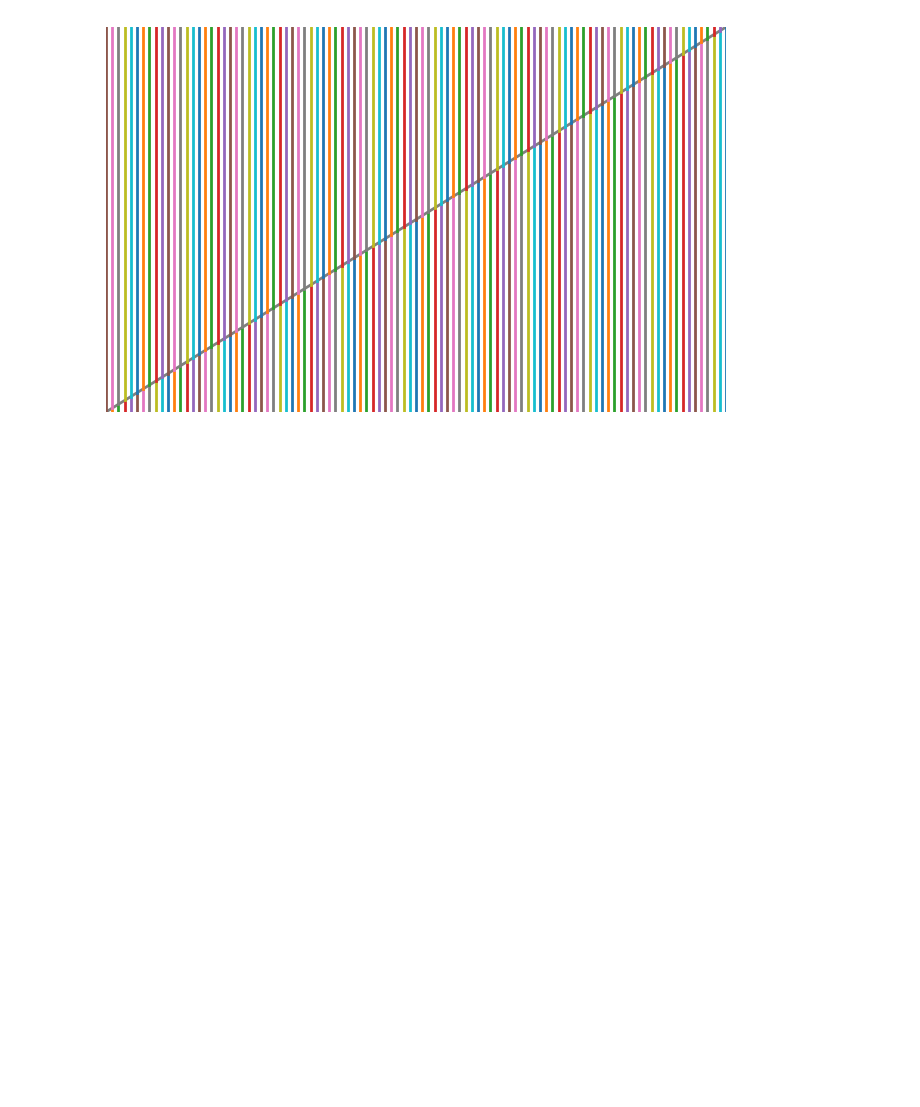
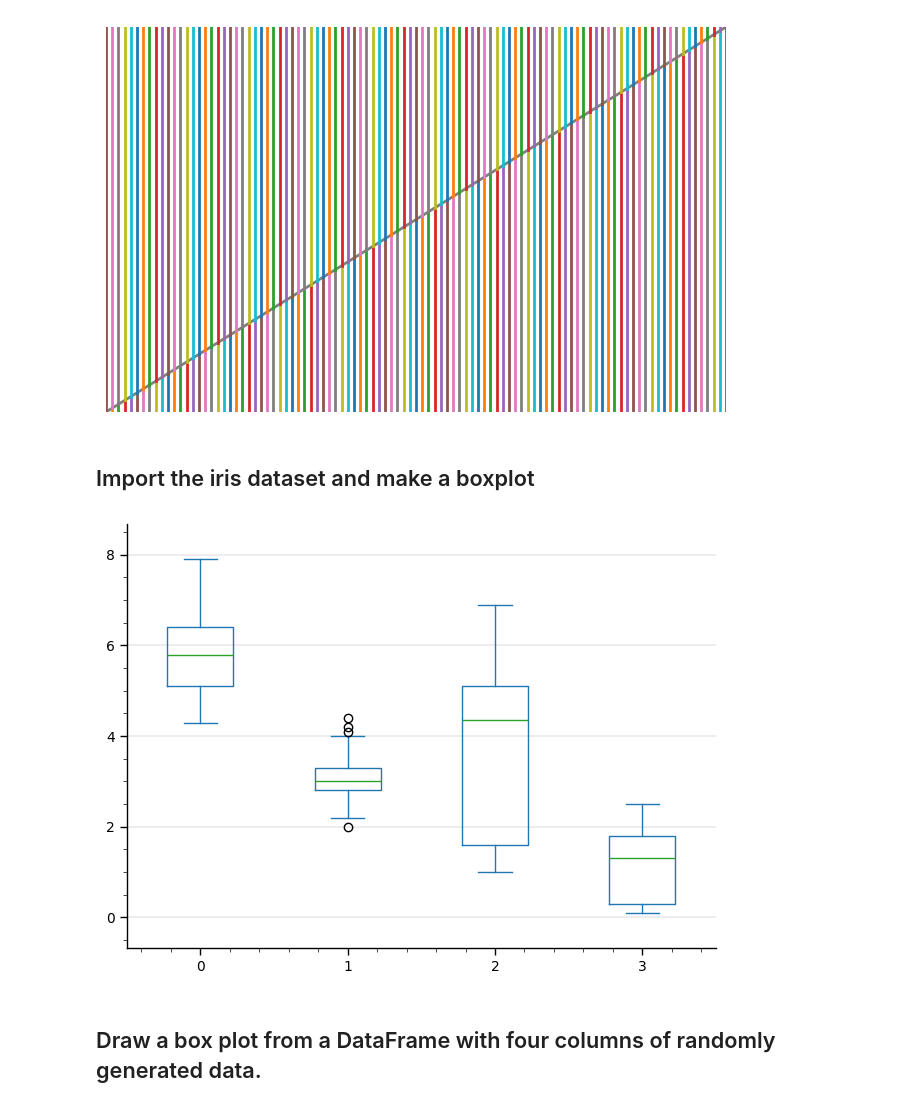
Before and after one commit to romz-pl/Jupyter-Python, a Jupyter notebook: 04-matplotlib/matplotlib.ipynb, the cells around one changed output. Saved outputs shown, nothing was run; the diff lists cells and outputs as text; code cells hidden in the pictures; blank space fills up the shorter version.

Commit message:
Draw a box plot from a DataFrame

```diff
--- a/04-matplotlib/matplotlib.ipynb
+++ b/04-matplotlib/matplotlib.ipynb
@@ -337,3 +339,21 @@ plt.savefig('./output/colorful.pdf')
 plt.show()
 # %% [output]
 [figure]
+# %% [markdown]
+## Import the iris dataset and make a boxplot
+# %%
+data = load_iris()['data']
+# print(data)
+df = pd.DataFrame(data)
+fig = plt.figure()
+ax = plt.axes()
+df.plot.box(ax = ax)
+ax.yaxis.grid(True)
+ax.xaxis.grid(False)
+plt.tight_layout()
+plt.savefig('./output/irisbox.pdf')
+plt.show()
+# %% [output]
+[figure, added]
+# %% [markdown]
+## Draw a box plot from a DataFrame with four columns of randomly generated data.
```
Also changed, not shown: parts of 2 cells of this notebook, 1 other file.
